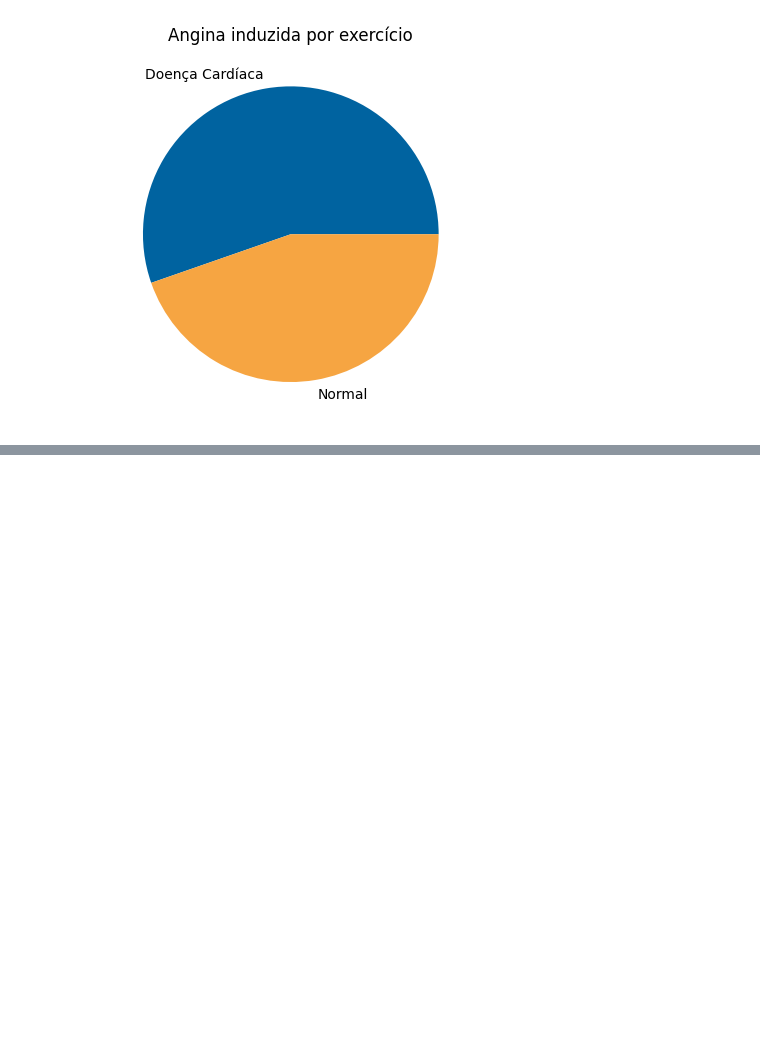
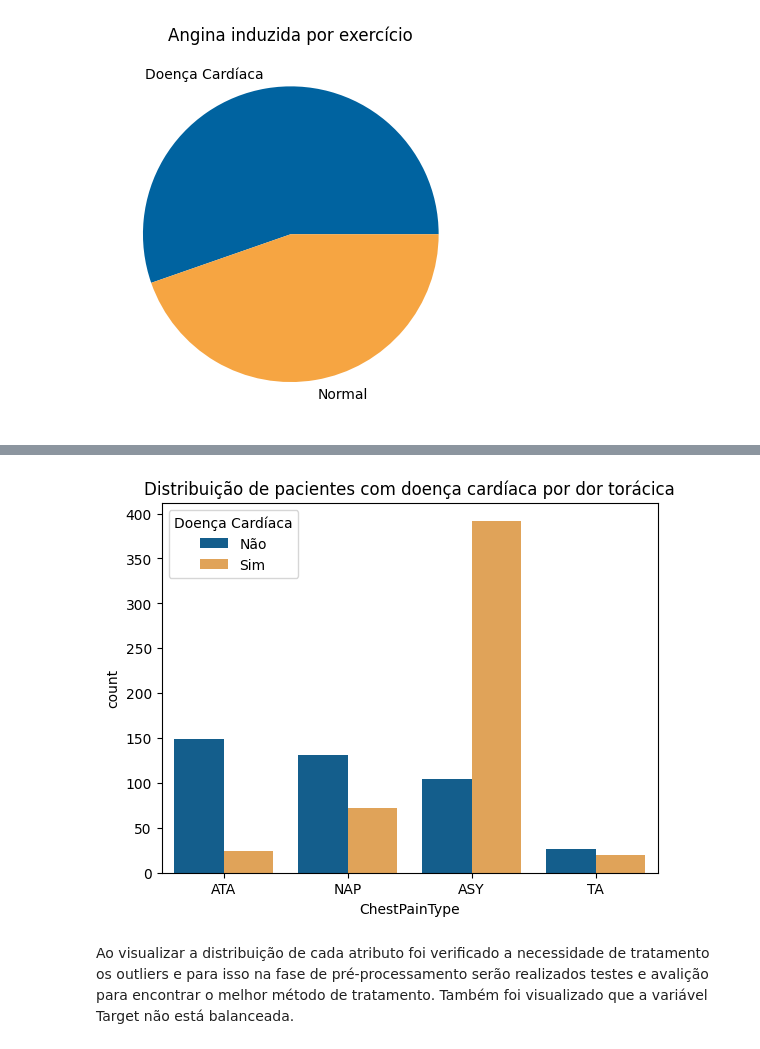
Before and after one commit to marcossiliprandi/MVP_An-lise-de-Dados_Boas-Pr-ticas, a Jupyter notebook: MVP_Doenças_cardiovasculares.ipynb, the cells around one changed output, grey strips where cells are left out. Cells and saved outputs as stored; diff of their text form; code cells hidden in the pictures; blank space fills up the shorter version.

```diff
--- a/MVP_Doenças_cardiovasculares.ipynb
+++ b/MVP_Doenças_cardiovasculares.ipynb
@@ -262,0 +282,11 @@ plt.show()
+# %%
+# Visualizando a distribuição entre os atributos ChestPainType e HeartDisease
+
+sns.countplot(data = Heart_Disease, x = "ChestPainType", hue = "HeartDisease", palette = ['#0063A0','#F6A542'])
+plt.legend(title = 'Doença Cardíaca', labels = ['Não', 'Sim'])
+plt.title('Distribuição de pacientes com doença cardíaca por dor torácica')
+plt.show()
+# %% [output]
+[figure, added]
+# %% [markdown]
+Ao visualizar a distribuição de cada atributo foi verificado a necessidade de tratamento os outliers e para isso na fase de pré-processamento serão realizados testes e avalição para encontrar o melhor método de tratamento. Também foi visualizado que a variável Target não está balanceada.
```
Also changed, not shown: parts of 4 cells of this notebook.
